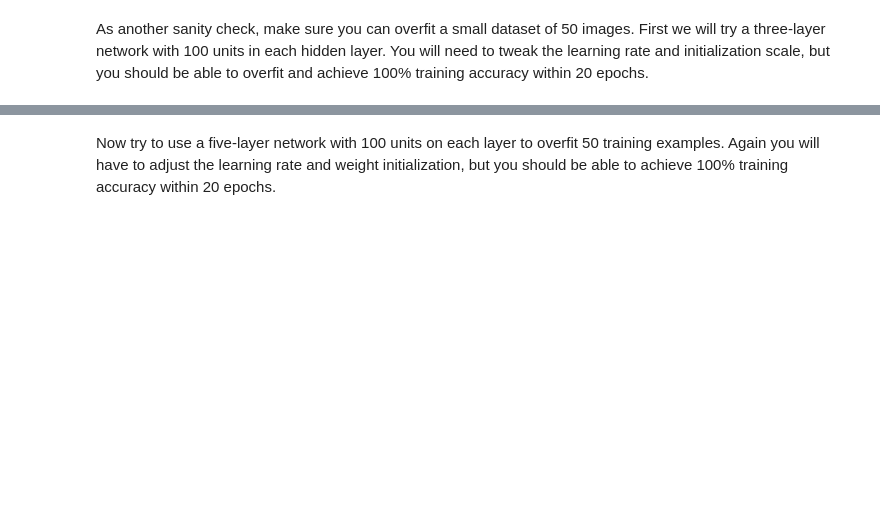
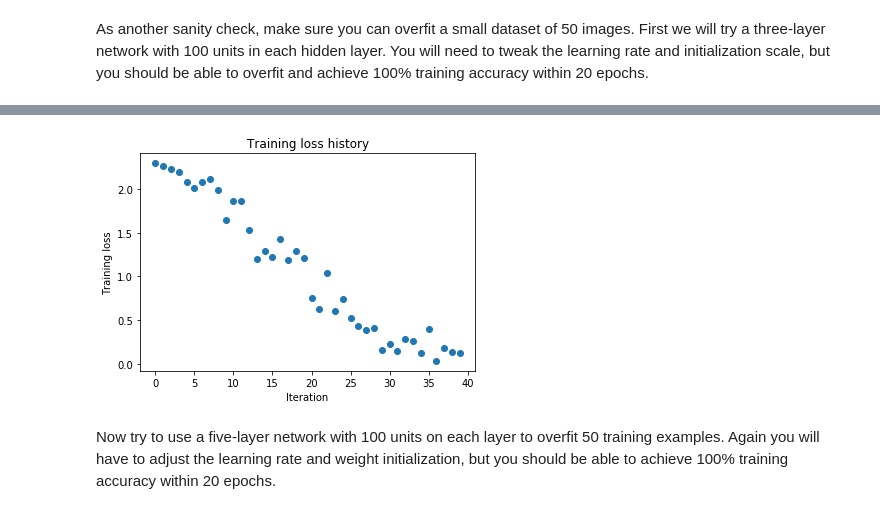
Before and after one commit to Transcendency/StanfordML, a Jupyter notebook: CS231n-assignment2/FullyConnectedNets.ipynb, the cells around one changed output, grey strips where cells are left out. Drawn from its saved outputs; the diff is of its cells as text; code cells hidden in the pictures; blank space fills up the shorter version.

```diff
--- a/CS231n-assignment2/FullyConnectedNets.ipynb
+++ b/CS231n-assignment2/FullyConnectedNets.ipynb
@@ -423,8 +437,8 @@ small_data = {
   'y_val': data['y_val'],
 }
 
-weight_scale = 1e-2
-learning_rate = 1e-4
+weight_scale = 1e-2 - 2e-3
+learning_rate = 1e-2 + 2e-3 + 3e-4
 model = FullyConnectedNet([100, 100],
               weight_scale=weight_scale, dtype=np.float64)
 solver = Solver(model, small_data,
@@ -441,3 +455,4 @@ plt.title('Training loss history')
 plt.xlabel('Iteration')
 plt.ylabel('Training loss')
 plt.show()
+# %% [output]
@@ -444,3 +476,4 @@ plt.show()
+[figure, added]
 # %% [markdown]
 Now try to use a five-layer network with 100 units on each layer to overfit 50 training examples. Again you will have to adjust the learning rate and weight initialization, but you should be able to achieve 100% training accuracy within 20 epochs.
 # %%
```
Also changed, not shown: parts of 5 cells of this notebook, 2 other files.
